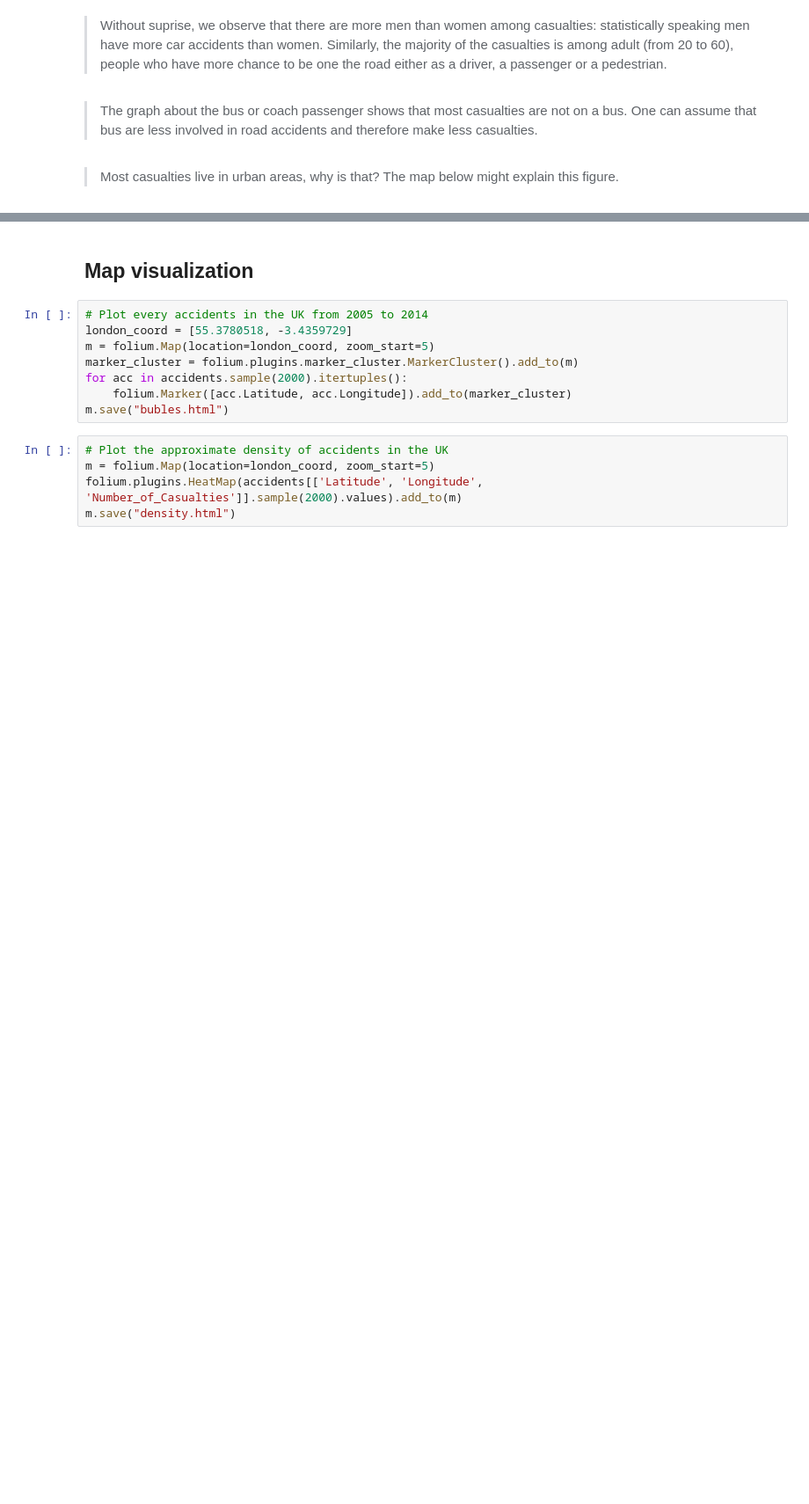
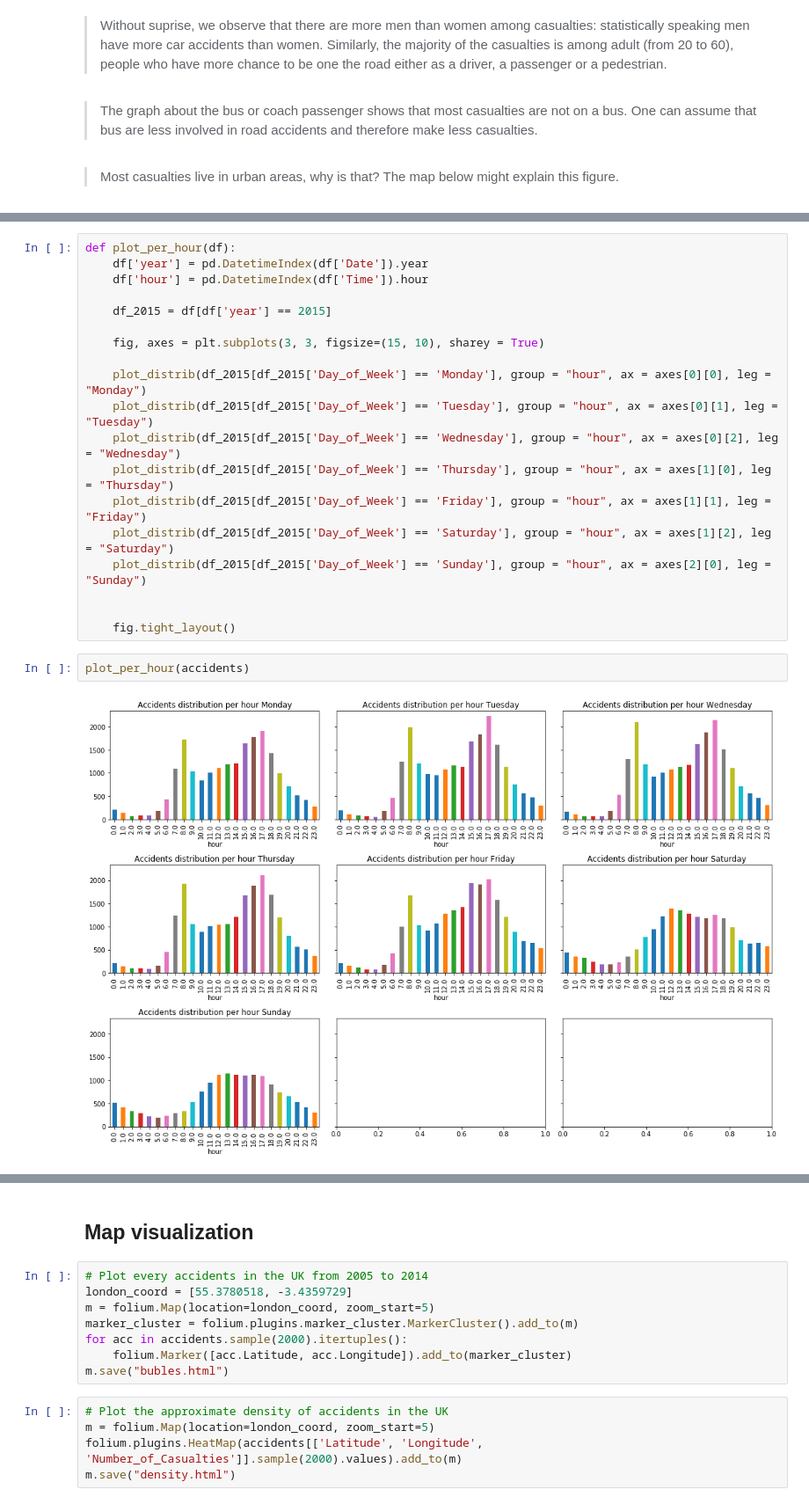
Before and after one commit to Eagleseb/survive-your-commuting, a Jupyter notebook: Milestone2-marion.ipynb, the cells around one changed output, grey strips where cells are left out. Shown at 88% size. Saved outputs shown, nothing was run; the diff lists cells and outputs as text; blank space fills up the shorter version.

```diff
--- a/Milestone2-marion.ipynb
+++ b/Milestone2-marion.ipynb
@@ -81,0 +132,23 @@ fig.tight_layout()
+# %%
+def plot_per_hour(df):
+    df['year'] = pd.DatetimeIndex(df['Date']).year
+    df['hour'] = pd.DatetimeIndex(df['Time']).hour
+
+    df_2015 = df[df['year'] == 2015]
+
+    fig, axes = plt.subplots(3, 3, figsize=(15, 10), sharey = True)
+
+    plot_distrib(df_2015[df_2015['Day_of_Week'] == 'Monday'], group = "hour", ax = axes[0][0], leg = "Monday")
+    plot_distrib(df_2015[df_2015['Day_of_Week'] == 'Tuesday'], group = "hour", ax = axes[0][1], leg = "Tuesday")
+    plot_distrib(df_2015[df_2015['Day_of_Week'] == 'Wednesday'], group = "hour", ax = axes[0][2], leg = "Wednesday")
+    plot_distrib(df_2015[df_2015['Day_of_Week'] == 'Thursday'], group = "hour", ax = axes[1][0], leg = "Thursday")
+    plot_distrib(df_2015[df_2015['Day_of_Week'] == 'Friday'], group = "hour", ax = axes[1][1], leg = "Friday")
+    plot_distrib(df_2015[df_2015['Day_of_Week'] == 'Saturday'], group = "hour", ax = axes[1][2], leg = "Saturday")
+    plot_distrib(df_2015[df_2015['Day_of_Week'] == 'Sunday'], group = "hour", ax = axes[2][0], leg = "Sunday")
+
+
+    fig.tight_layout()
+# %%
+plot_per_hour(accidents)
+# %% [output]
+[figure, added]
```
Also changed, not shown: parts of 10 cells of this notebook, 2 other files.
